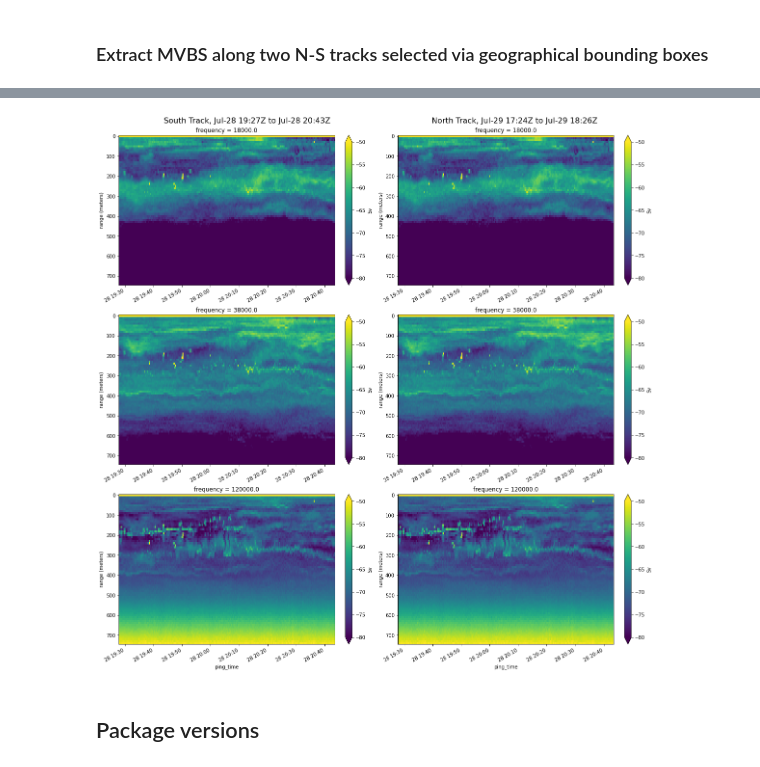
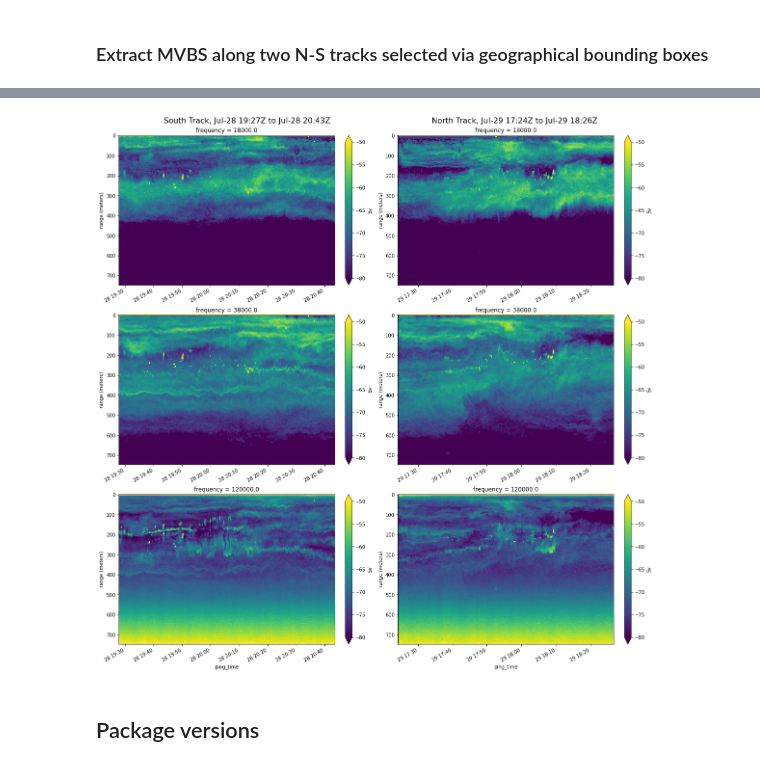
Before and after one commit to OSOceanAcoustics/echopype-examples, a Jupyter notebook: notebooks/ms_PacificHake_EK60_cruisetracks.ipynb, the cells around one changed output, grey strips where cells are left out. Drawn from its saved outputs; the diff is of its cells as text; code cells hidden in the pictures.

```diff
--- a/notebooks/ms_PacificHake_EK60_cruisetracks.ipynb
+++ b/notebooks/ms_PacificHake_EK60_cruisetracks.ipynb
@@ -166,8 +207,8 @@ Due to the presence of two time coordinates, care must be taken in defining how
 # %%
 %%time
-
 platform_ds = xr.open_mfdataset(
-    str(converted_dpath / '*.nc'), group='Platform',
+    str(converted_dpath / '*.zarr'), group='Platform',
+    engine='zarr',
     concat_dim=["location_time", "ping_time"],
     data_vars='minimal', coords='minimal'
 )
@@ -272,23 +317,28 @@ Define rectangular bounding boxes around two tracks oriented North-South, then p
 tracksouth_bbox = gpd.GeoSeries(box(-125.17, 43.65, -125.14, 43.84), crs=gps_gdf.crs)
 tracknorth_bbox = gpd.GeoSeries(box(-125.17, 43.98, -125.14, 44.17), crs=gps_gdf.crs)
 # %%
-bnd = gps_gdf.geometry.bounds
 basemap = cimgt.OSM()
 
 _, ax = plt.subplots(
     figsize=(7, 7), subplot_kw={"projection": basemap.crs}
 )
-ax.set_extent([bnd.minx.min() - 1, bnd.maxx.max() + 2, bnd.miny.min() - 0.8, bnd.maxy.max() + 2.2])
+bnd = gps_gdf.geometry.bounds
+ax.set_extent([bnd.minx.min() - 1, bnd.maxx.max() + 2,
+               bnd.miny.min() - 0.8, bnd.maxy.max() + 2.2])
 ax.add_image(basemap, 7)
 ax.gridlines(draw_labels=True, xformatter=LONGITUDE_FORMATTER, yformatter=LATITUDE_FORMATTER)
 
-# Plot the GPS points
-gps_gdf.plot(ax=ax, transform=ccrs.PlateCarree(), markersize=0.1, color='red')
+# GPS points
+gps_gdf.plot(ax=ax, markersize=0.1, color='red',
+             transform=ccrs.PlateCarree())
 
 # Bounding box for selected tracks
-tracksouth_bbox.plot(ax=ax, edgecolor="black", linewidth=1.2, facecolor='none', transform=ccrs.PlateCarree())
-tracknorth_bbox.plot(ax=ax, edgecolor="black", linewidth=1.2, facecolor='none', transform=ccrs.PlateCarree())
+tracksouth_bbox.plot(ax=ax, edgecolor="black", linewidth=1.2, facecolor='none',
+                     transform=ccrs.PlateCarree())
+tracknorth_bbox.plot(ax=ax, edgecolor="black", linewidth=1.2, facecolor='none',
+                     transform=ccrs.PlateCarree())
 
-# OOI CE04 offshore mooring location
-plt.plot(-124.95, 44.37, marker='*', color='yellow', markersize=13, transform=ccrs.PlateCarree());
+# OOI CE04 Oregon Offshore mooring location
+plt.plot(-124.95, 44.37, marker='*', color='yellow', markersize=13,
+         transform=ccrs.PlateCarree());
 # %% [output]
@@ -338,18 +392,18 @@ def plot_echograms(ds, freq_len, column_idx):
 # %%
 freq_len = len(MVBS_ds.frequency)
 
 fig, axes = plt.subplots(nrows=freq_len, ncols=2, constrained_layout=True, figsize=(16, 16))
 
 fig.suptitle(
     (f"    South Track, {track_interval_str(tracksouth_gps_gdf)}"
      "                                         "
      f"North Track, {track_interval_str(tracknorth_gps_gdf)}"),
     fontsize=16)
 
-plot_echograms(tracksouth_MVBS_ds, freq_len, column_idx=0)
-plot_echograms(tracksouth_MVBS_ds, freq_len, column_idx=1)
+plot_echograms(tracksouth_MVBS_ds, freq_len, column_idx=0) # left column
+plot_echograms(tracknorth_MVBS_ds, freq_len, column_idx=1) # right column
 # %% [output]
-[figure, old version]
+[figure, new version]
 # %% [markdown]
 ## Package versions
 # %%
```
Also changed, not shown: parts of 44 cells of this notebook, 1 other file.
